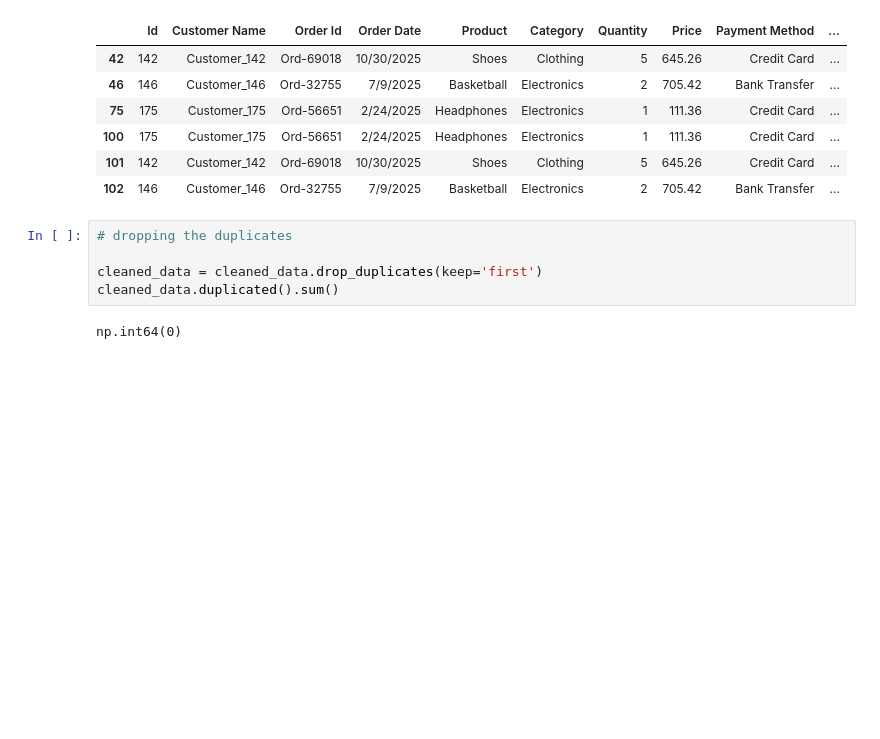
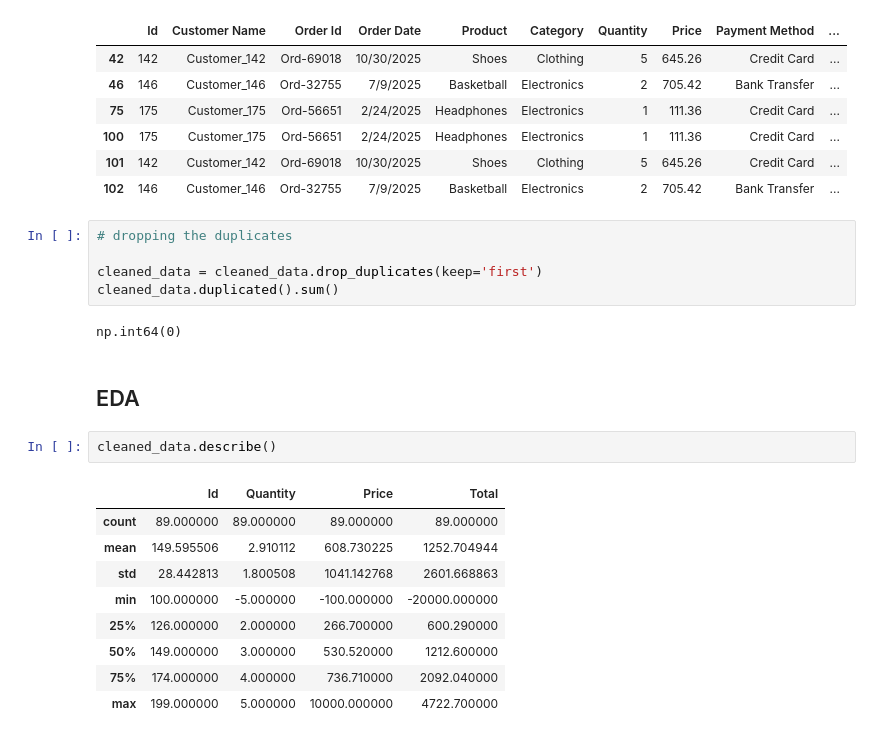
Before and after one commit to FoXx-codes/Sales_eda_classification, a Jupyter notebook: Ecom_EDAK.ipynb, the cells around one changed output. Saved outputs shown, nothing was run; the diff lists cells and outputs as text; blank space fills up the shorter version.

```diff
--- a/Ecom_EDAK.ipynb
+++ b/Ecom_EDAK.ipynb
@@ -306,3 +314,17 @@ cleaned_data = cleaned_data.drop_duplicates(keep='first')
 cleaned_data.duplicated().sum()
 # %% [output]
 np.int64(0)
+# %% [markdown]
+## EDA
+# %%
+cleaned_data.describe()
+# %% [output]
+|  | Id | Quantity | Price | Total |
+| count | 89.000000 | 89.000000 | 89.000000 | 89.000000 |
+| mean | 149.595506 | 2.910112 | 608.730225 | 1252.704944 |
+| std | 28.442813 | 1.800508 | 1041.142768 | 2601.668863 |
+| min | 100.000000 | -5.000000 | -100.000000 | -20000.000000 |
+| 25% | 126.000000 | 2.000000 | 266.700000 | 600.290000 |
+| 50% | 149.000000 | 3.000000 | 530.520000 | 1212.600000 |
+| 75% | 174.000000 | 4.000000 | 736.710000 | 2092.040000 |
+| max | 199.000000 | 5.000000 | 10000.000000 | 4722.700000 |
```
Also changed, not shown: parts of 11 cells of this notebook.
